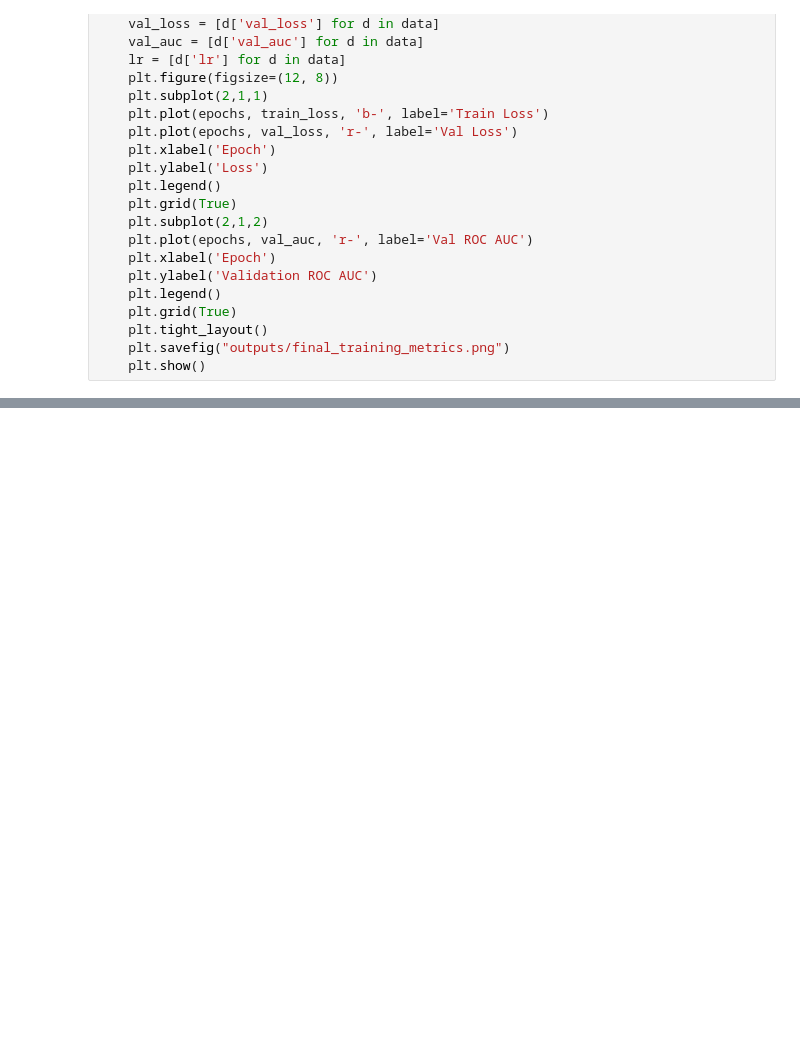
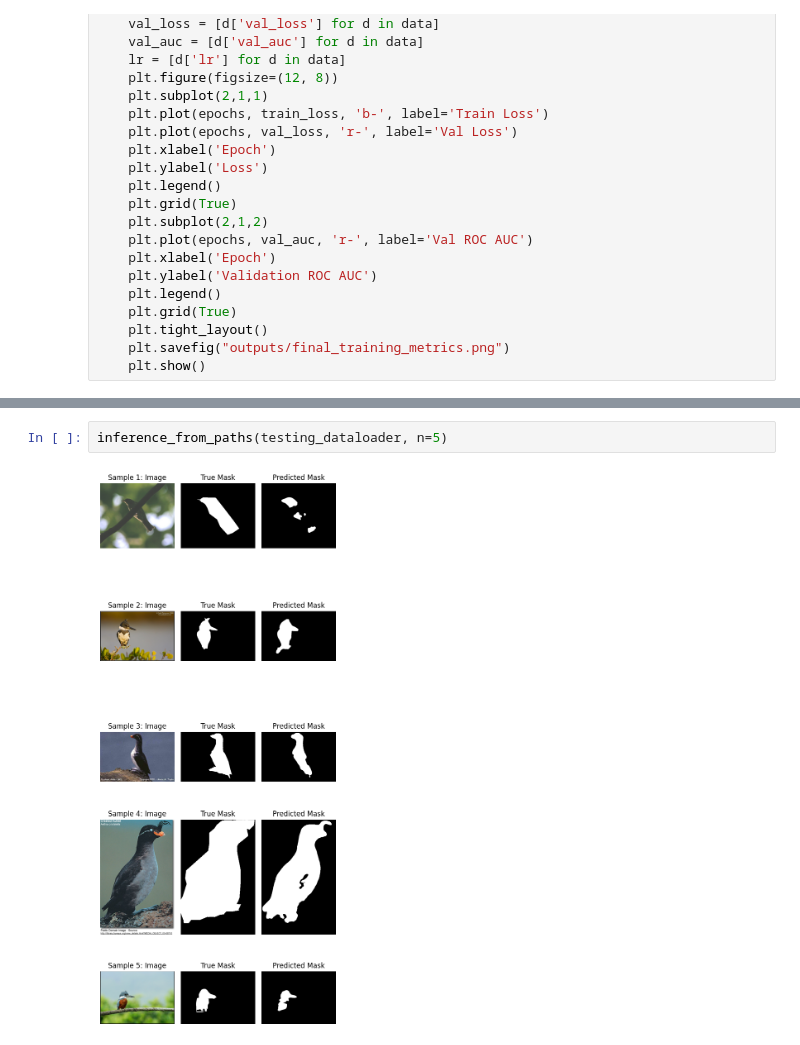
Before and after one commit to crilillo14/fusionLearning, a Jupyter notebook: baseModels/unet.ipynb, the cells around one changed output, grey strips where cells are left out. Saved outputs shown, nothing was run; the diff lists cells and outputs as text; blank space fills up the shorter version.

Commit message:
10E base Unet test. Implement inference fn for random images

```diff
--- a/baseModels/unet.ipynb
+++ b/baseModels/unet.ipynb
@@ -301,0 +359,4 @@ ValueError: Unexpected keyword arguments: `num_thresholds`
+# %%
+inference_from_paths(testing_dataloader, n=5)
+# %% [output]
+[figure, added]
```
Also changed, not shown: parts of 2 cells of this notebook, 3 other files.
